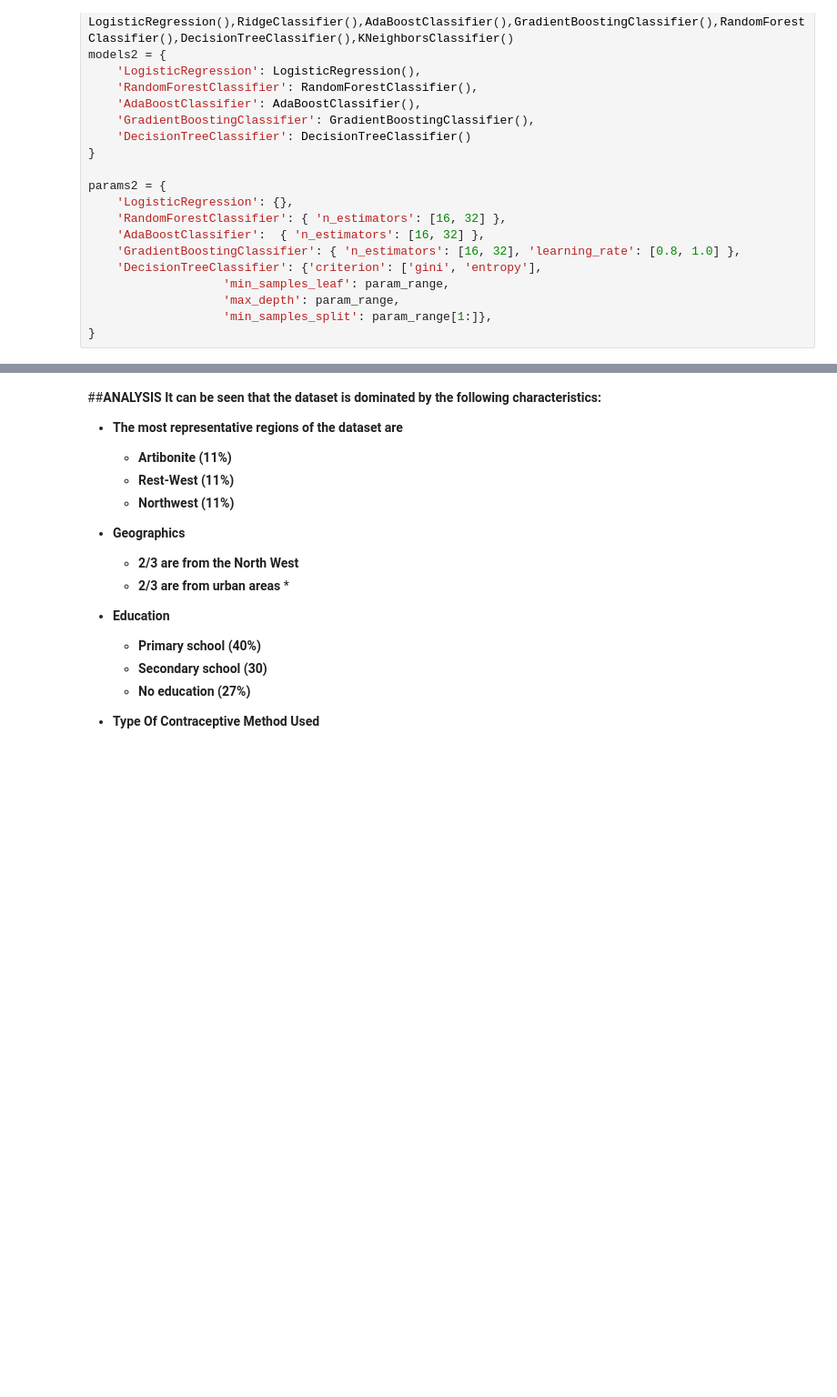
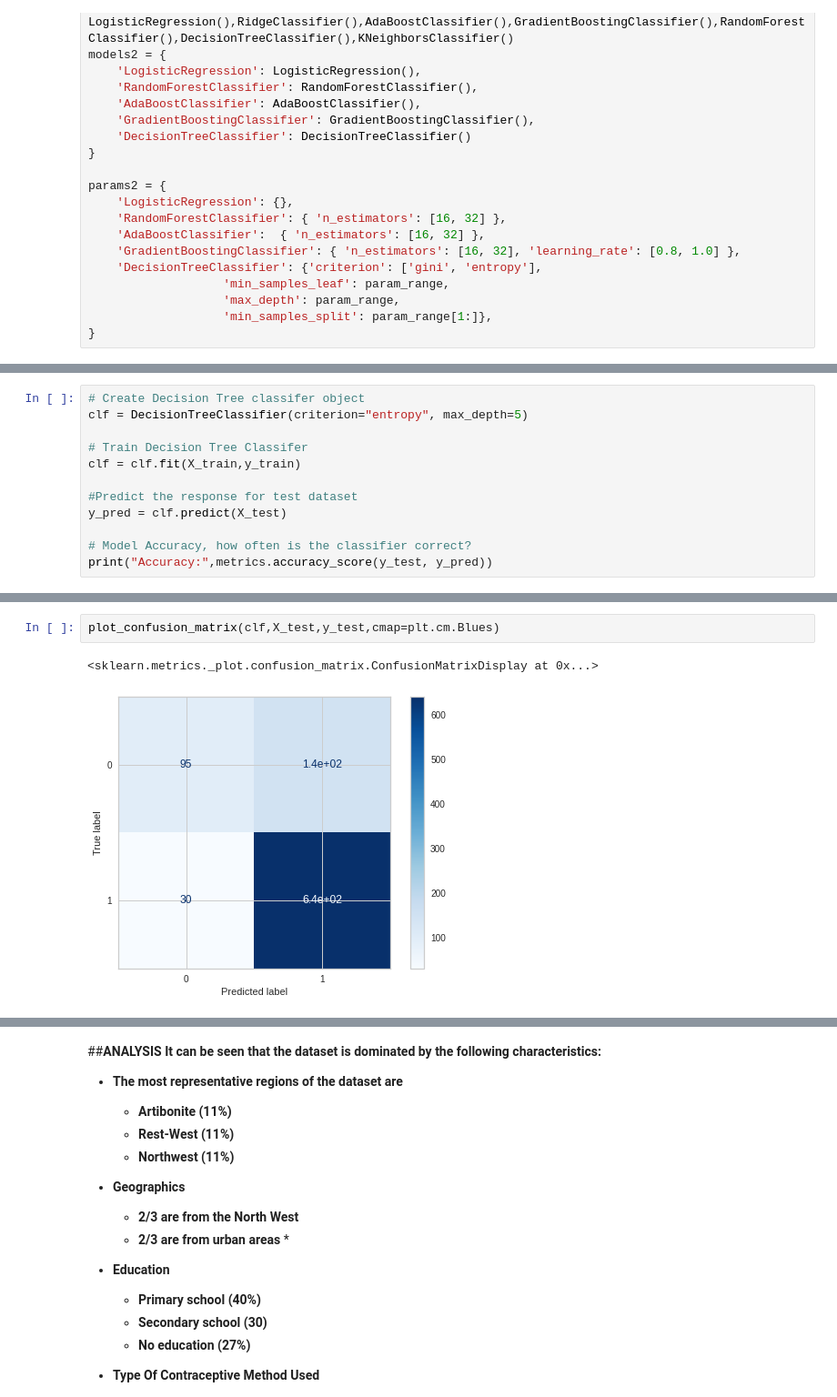
Before and after one commit to MMasson1988/Capstone-s-Project, a Jupyter notebook: Contraceptive_Project_Test.ipynb, the cells around one changed output, grey strips where cells are left out. Shown at 91% size. Saved outputs shown, nothing was run; the diff lists cells and outputs as text; blank space fills up the shorter version.

```diff
--- a/Contraceptive_Project_Test.ipynb
+++ b/Contraceptive_Project_Test.ipynb
@@ -1211,0 +1298,12 @@ DecisionTreeClassifier
+# %%
+# Create Decision Tree classifer object
+clf = DecisionTreeClassifier(criterion="entropy", max_depth=5)
+
+# Train Decision Tree Classifer
+clf = clf.fit(X_train,y_train)
+
+#Predict the response for test dataset
+y_pred = clf.predict(X_test)
+
+# Model Accuracy, how often is the classifier correct?
+print("Accuracy:",metrics.accuracy_score(y_test, y_pred))
@@ -1211,0 +1324,5 @@ DecisionTreeClassifier
+# %%
+plot_confusion_matrix(clf,X_test,y_test,cmap=plt.cm.Blues)
+# %% [output]
+<sklearn.metrics._plot.confusion_matrix.ConfusionMatrixDisplay at 0x...>
+[figure, added]
```
Also changed, not shown: parts of 43 cells of this notebook.
